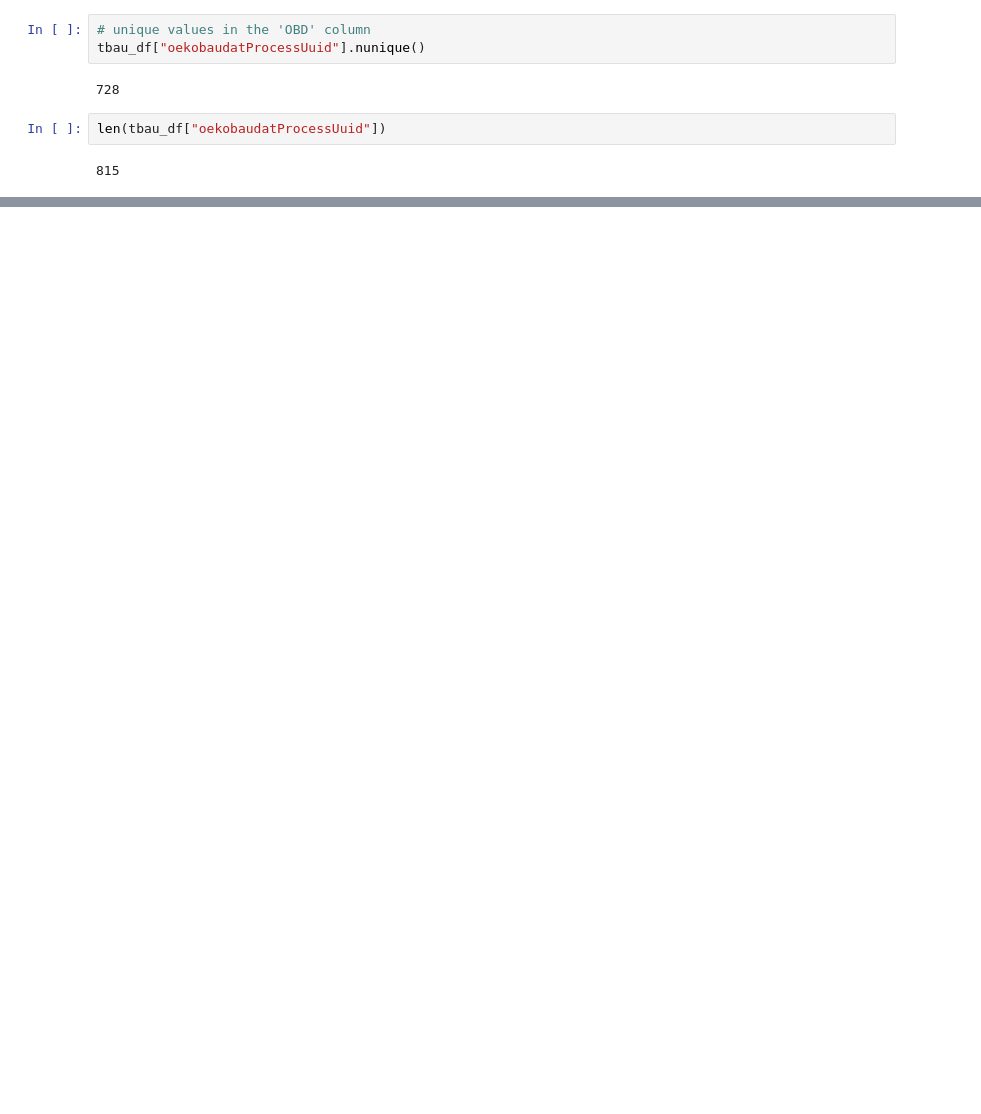
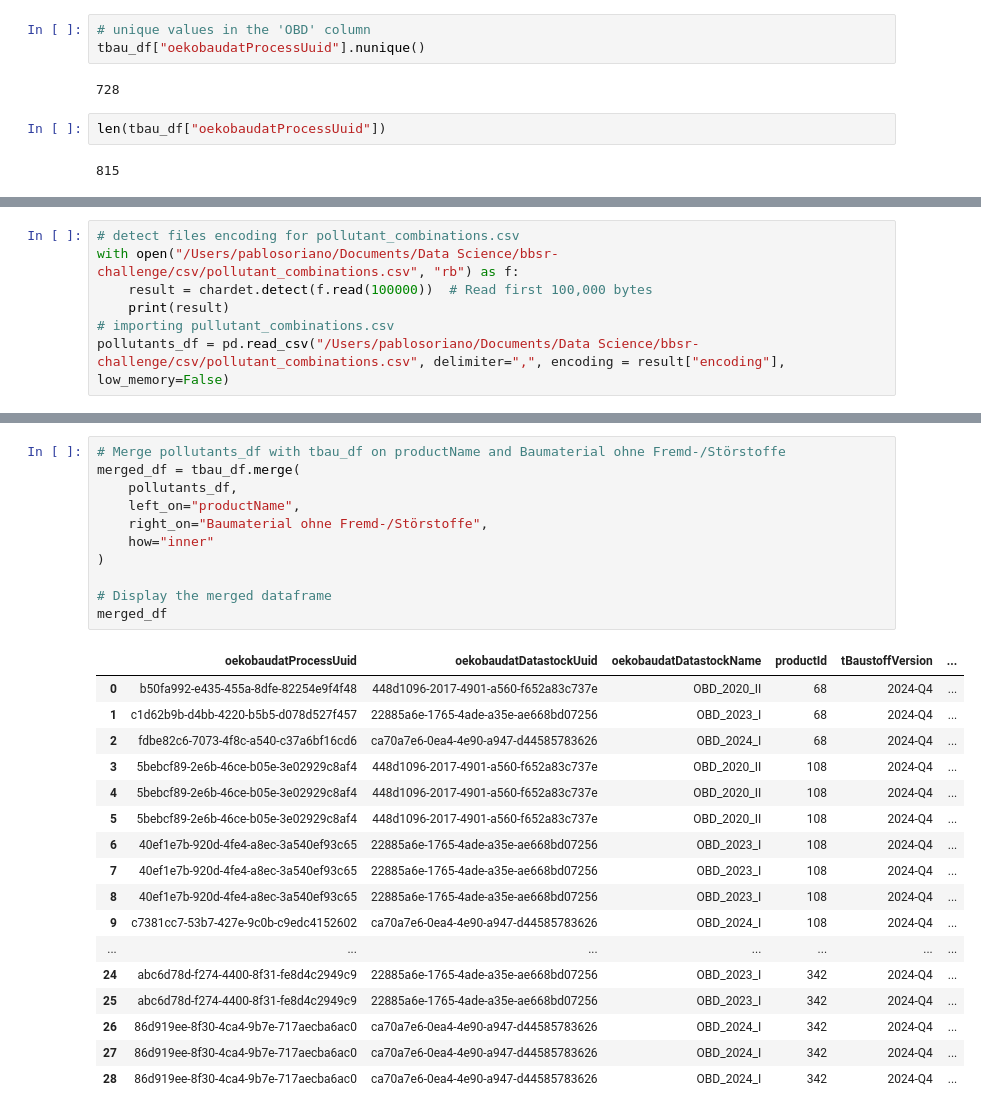
Before and after one commit to n3xtcoder-ai4impact/bbsr-challenge, a Jupyter notebook: tbaustoff.ipynb, the cells around one changed output, grey strips where cells are left out. Cells and saved outputs as stored; diff of their text form; blank space fills up the shorter version.

Commit message:
merging pollutants df

```diff
--- a/tbaustoff.ipynb
+++ b/tbaustoff.ipynb
@@ -97,0 +310,7 @@ Note that data entries in `ÖKOBAUDAT` are referred to as *Processes*, not mater
+# %%
+# detect files encoding for pollutant_combinations.csv
+with open("/Users/pablosoriano/Documents/Data Science/bbsr-challenge/csv/pollutant_combinations.csv", "rb") as f:
+    result = chardet.detect(f.read(100000))  # Read first 100,000 bytes
+    print(result)
+# importing pullutant_combinations.csv
+pollutants_df = pd.read_csv("/Users/pablosoriano/Documents/Data Science/bbsr-challenge/csv/pollutant_combinations.csv", delimiter=",", encoding = result["encoding"], low_memory=False)
@@ -97,0 +341,29 @@ Note that data entries in `ÖKOBAUDAT` are referred to as *Processes*, not mater
+# %%
+# Merge pollutants_df with tbau_df on productName and Baumaterial ohne Fremd-/Störstoffe
+merged_df = tbau_df.merge(
+    pollutants_df,
+    left_on="productName",
+    right_on="Baumaterial ohne Fremd-/Störstoffe",
+    how="inner"
+)
+
+# Display the merged dataframe
+merged_df
+# %% [output]
+|  | oekobaudatProcessUuid | oekobaudatDatastockUuid | oekobaudatDatastockName | productId | tBaustoffVersion | ... |
+| 0 | b50fa992-e435-455a-8dfe-82254e9f4f48 | 448d1096-2017-4901-a560-f652a83c737e | OBD_2020_II | 68 | 2024-Q4 | ... |
+| 1 | c1d62b9b-d4bb-4220-b5b5-d078d527f457 | 22885a6e-1765-4ade-a35e-ae668bd07256 | OBD_2023_I | 68 | 2024-Q4 | ... |
+| 2 | fdbe82c6-7073-4f8c-a540-c37a6bf16cd6 | ca70a7e6-0ea4-4e90-a947-d44585783626 | OBD_2024_I | 68 | 2024-Q4 | ... |
+| 3 | 5bebcf89-2e6b-46ce-b05e-3e02929c8af4 | 448d1096-2017-4901-a560-f652a83c737e | OBD_2020_II | 108 | 2024-Q4 | ... |
+| 4 | 5bebcf89-2e6b-46ce-b05e-3e02929c8af4 | 448d1096-2017-4901-a560-f652a83c737e | OBD_2020_II | 108 | 2024-Q4 | ... |
+| 5 | 5bebcf89-2e6b-46ce-b05e-3e02929c8af4 | 448d1096-2017-4901-a560-f652a83c737e | OBD_2020_II | 108 | 2024-Q4 | ... |
+| 6 | 40ef1e7b-920d-4fe4-a8ec-3a540ef93c65 | 22885a6e-1765-4ade-a35e-ae668bd07256 | OBD_2023_I | 108 | 2024-Q4 | ... |
+| 7 | 40ef1e7b-920d-4fe4-a8ec-3a540ef93c65 | 22885a6e-1765-4ade-a35e-ae668bd07256 | OBD_2023_I | 108 | 2024-Q4 | ... |
+| 8 | 40ef1e7b-920d-4fe4-a8ec-3a540ef93c65 | 22885a6e-1765-4ade-a35e-ae668bd07256 | OBD_2023_I | 108 | 2024-Q4 | ... |
+| 9 | c7381cc7-53b7-427e-9c0b-c9edc4152602 | ca70a7e6-0ea4-4e90-a947-d44585783626 | OBD_2024_I | 108 | 2024-Q4 | ... |
+| ... | ... | ... | ... | ... | ... | ... |
+| 24 | abc6d78d-f274-4400-8f31-fe8d4c2949c9 | 22885a6e-1765-4ade-a35e-ae668bd07256 | OBD_2023_I | 342 | 2024-Q4 | ... |
+| 25 | abc6d78d-f274-4400-8f31-fe8d4c2949c9 | 22885a6e-1765-4ade-a35e-ae668bd07256 | OBD_2023_I | 342 | 2024-Q4 | ... |
+| 26 | 86d919ee-8f30-4ca4-9b7e-717aecba6ac0 | ca70a7e6-0ea4-4e90-a947-d44585783626 | OBD_2024_I | 342 | 2024-Q4 | ... |
+| 27 | 86d919ee-8f30-4ca4-9b7e-717aecba6ac0 | ca70a7e6-0ea4-4e90-a947-d44585783626 | OBD_2024_I | 342 | 2024-Q4 | ... |
+| 28 | 86d919ee-8f30-4ca4-9b7e-717aecba6ac0 | ca70a7e6-0ea4-4e90-a947-d44585783626 | OBD_2024_I | 342 | 2024-Q4 | ... |
```
Also changed, not shown: parts of 35 cells of this notebook, 1 other file.
